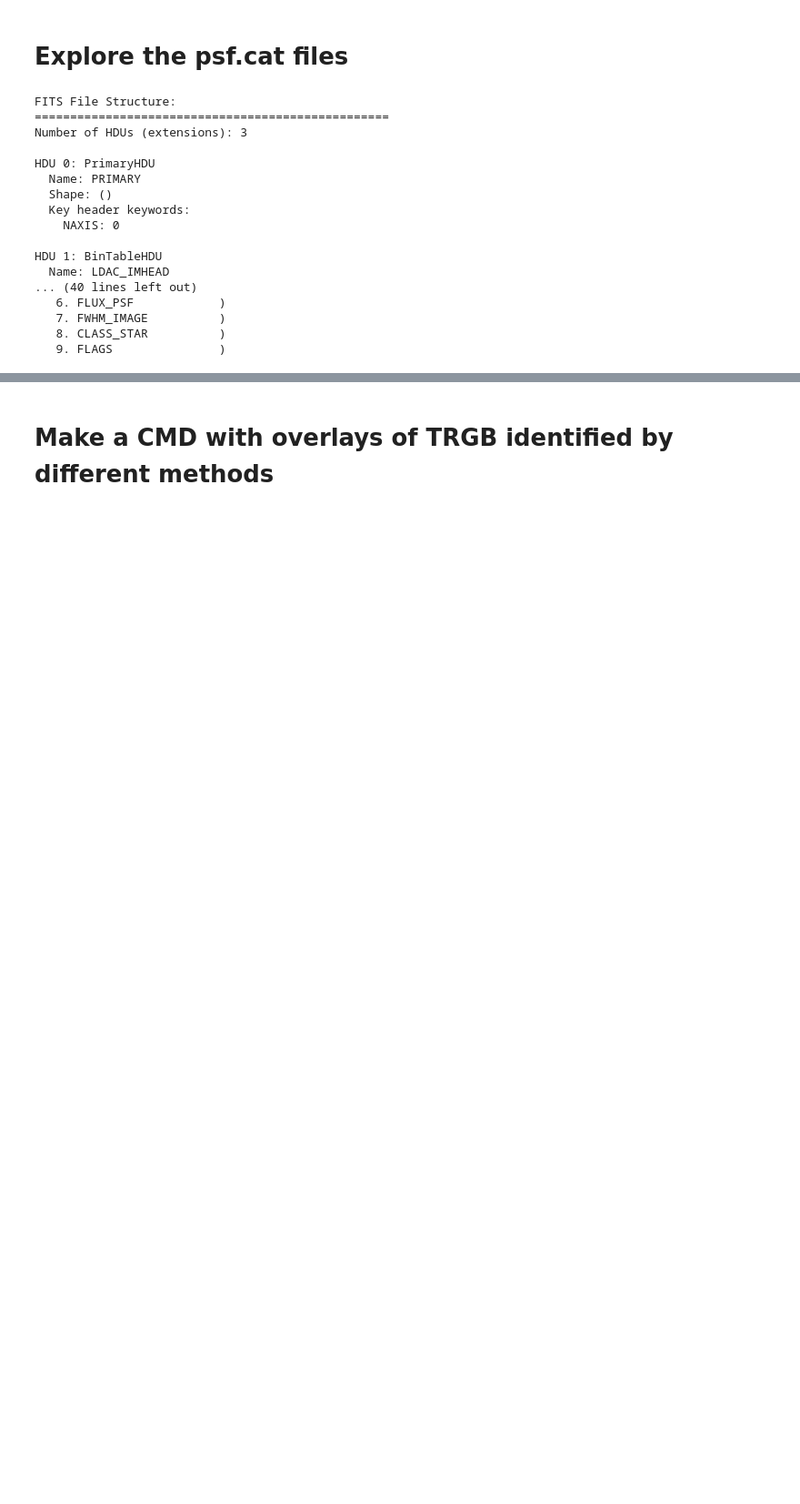
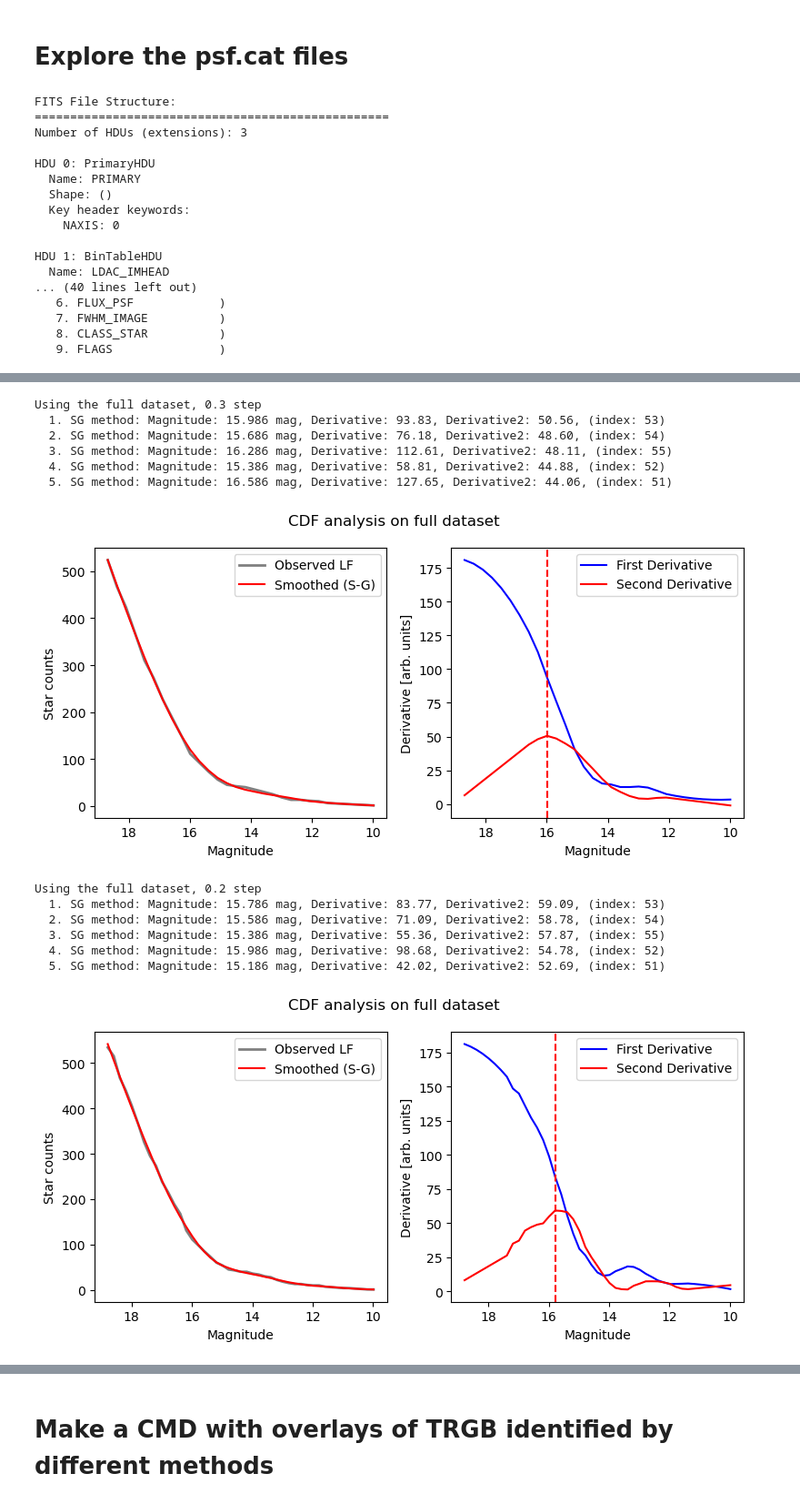
Before and after one commit to skp80286/trgb, a Jupyter notebook: exploration.ipynb, the cells around one changed output, grey strips where cells are left out. Shown at 91% size. Cells and saved outputs as stored; diff of their text form; code cells hidden in the pictures; blank space fills up the shorter version.

```diff
--- a/exploration.ipynb
+++ b/exploration.ipynb
@@ -631,17 +701,25 @@ for mag_step in mag_steps:
     mag_grid = np.arange(df['i_mag'].min(), df['i_mag'].max(), mag_step)
     #mag_grid_diff = -np.diff(10**(-mag_grid))
     cumulative_at_grid = np.array([np.sum(df['i_mag'] <= mag) for mag in mag_grid])
+    print(cumulative_at_grid)
     derivative = np.diff(cumulative_at_grid) / mag_step # (mag_grid_diff)
-    #for i in range(len(mag_grid)-1):
+    derivative = np.append(derivative, derivative[-1])  # Extend by one, repeat last element
+    print(derivative)
+    derivative2 = np.diff(derivative) / mag_step # (mag_grid_diff)
+    derivative2 = np.append(derivative2, derivative2[-1])  # Extend by one, repeat last element
+    print(derivative2)
+    #derivative = cumulative_at_grid[1:]/cumulative_at_grid[:-1] # (mag_grid_diff)
+#for i in range(len(mag_grid)-1):
     #    print(f'{mag_grid[i]},{mag_grid_diff[i]},{cumulative_at_grid[i]},{derivative[i]}')
 
     # Find the top 5 maximum derivatives (steepest part of cumulative distribution)
     top_5_indices = np.argsort(derivative)[-5:][::-1]  # Get top 5 indices, sorted from highest to lowest
     top_5_derivatives = derivative[top_5_indices]
+    top_5_derivatives2 = derivative2[top_5_indices]
     trgb_1_magnitudes = mag_grid[top_5_indices] + 0.5 * mag_step
 
     print(f"\nTop 5 TRGB Candidates (from cumulative distribution):")
-    for i, (idx, deriv, mag) in enumerate(zip(top_5_indices, top_5_derivatives, trgb_1_magnitudes), 1):
-        print(f"  {i}. Magnitude: {mag:.3f} mag, Derivative: {deriv:.2f} (index: {idx})")
+    for i, (idx, deriv, deriv2, mag) in enumerate(zip(top_5_indices, top_5_derivatives, top_5_derivatives2, trgb_1_magnitudes), 1):
+        print(f"  {i}. Magnitude: {mag:.3f} mag, Derivative: {deriv:.2f}, Derivative2: {deriv2:.2f}, (index: {idx})")
 # %% [output]
 Statistical Analysis:
@@ -663,0 +744,65 @@ Top 5 TRGB Candidates (from cumulative distribution):
+# %%
+import numpy as np
+from scipy.signal import savgol_filter
+import matplotlib.pyplot as plt
+
+ds,name = df, 'full'
+#for ds, name in zip([df, red_sources], ['full', 'red sources']):
+#for ds, name in zip([df], ['full']):
+for mag_step in [0.3, 0.2, 0.1, 0.05]:
+    print(f'Using the {name} dataset, {mag_step} step')
+    mag_grid = np.arange(ds['i_mag'].min(), ds['i_mag'].max(), mag_step)
+    f_obs = np.array([np.sum(ds['i_mag'] <= mag) for mag in mag_grid])
+
+    # Apply Savitzky-Golay smoothing
+    f_smooth = savgol_filter(f_obs, window_length=15, polyorder=3)
+
+    # Compute first derivative
+    df_dm = savgol_filter(f_obs, window_length=15, polyorder=3, deriv=1, delta=mag_step)
+
+    # Compute second derivative
+    df_dm2 = savgol_filter(f_obs, window_length=15, polyorder=3, deriv=2, delta=mag_step)
+
+    plt.figure(figsize=(8,4))
+    plt.subplot(121)
+    plt.plot(mag_grid, f_obs, 'gray', linewidth=2, label='Observed LF')
+    plt.plot(mag_grid, f_smooth, 'r', label='Smoothed (S-G)')
+    plt.legend();
+    plt.xlabel('Magnitude');
+    plt.ylabel('Star counts')
+    plt.gca().invert_xaxis()
+
+    plt.subplot(122)
+    plt.plot(mag_grid, df_dm, 'b', label='First Derivative')
+    plt.plot(mag_grid, df_dm2, 'r', label='Second Derivative')
+    plt.xlabel('Magnitude'); plt.ylabel('Derivative [arb. units]')
+    plt.legend()
+    plt.gca().invert_xaxis()
+    plt.suptitle(f'CDF analysis on {name} dataset')
+
+    top_5_sg_indices = np.argsort(df_dm2)[-5:][::-1]  # Get top 5 indices, sorted from highest to lowest
+    trgb_sg_magnitudes = mag_grid[top_5_sg_indices]
+    top_5_sg_derivatives = df_dm[top_5_sg_indices]
+    top_5_sg_derivatives2 = df_dm2[top_5_sg_indices]
+    for i, (idx, deriv, deriv2, mag) in enumerate(zip(top_5_indices, top_5_sg_derivatives, top_5_sg_derivatives2, trgb_sg_magnitudes), 1):
+        print(f"  {i}. SG method: Magnitude: {mag:.3f} mag, Derivative: {deriv:.2f}, Derivative2: {deriv2:.2f}, (index: {idx})")
+
+    plt.axvline(x=trgb_sg_magnitudes[0], color='red', linestyle='--')
+    plt.tight_layout()
+    plt.savefig(f'output/savitsky_golay_filter_analysis_{name}_{mag_step}.png', dpi=300, bbox_inches='tight')
+    plt.show()
+# %% [output]
+Using the full dataset, 0.3 step
+  1. SG method: Magnitude: 15.986 mag, Derivative: 93.83, Derivative2: 50.56, (index: 53)
+  2. SG method: Magnitude: 15.686 mag, Derivative: 76.18, Derivative2: 48.60, (index: 54)
+  3. SG method: Magnitude: 16.286 mag, Derivative: 112.61, Derivative2: 48.11, (index: 55)
+  4. SG method: Magnitude: 15.386 mag, Derivative: 58.81, Derivative2: 44.88, (index: 52)
+  5. SG method: Magnitude: 16.586 mag, Derivative: 127.65, Derivative2: 44.06, (index: 51)
+[figure, added]
+Using the full dataset, 0.2 step
+  1. SG method: Magnitude: 15.786 mag, Derivative: 83.77, Derivative2: 59.09, (index: 53)
+  2. SG method: Magnitude: 15.586 mag, Derivative: 71.09, Derivative2: 58.78, (index: 54)
+  3. SG method: Magnitude: 15.386 mag, Derivative: 55.36, Derivative2: 57.87, (index: 55)
+  4. SG method: Magnitude: 15.986 mag, Derivative: 98.68, Derivative2: 54.78, (index: 52)
+  5. SG method: Magnitude: 15.186 mag, Derivative: 42.02, Derivative2: 52.69, (index: 51)
+[figure, added]
```
Also changed, not shown: parts of 18 cells of this notebook, 23 other files.
